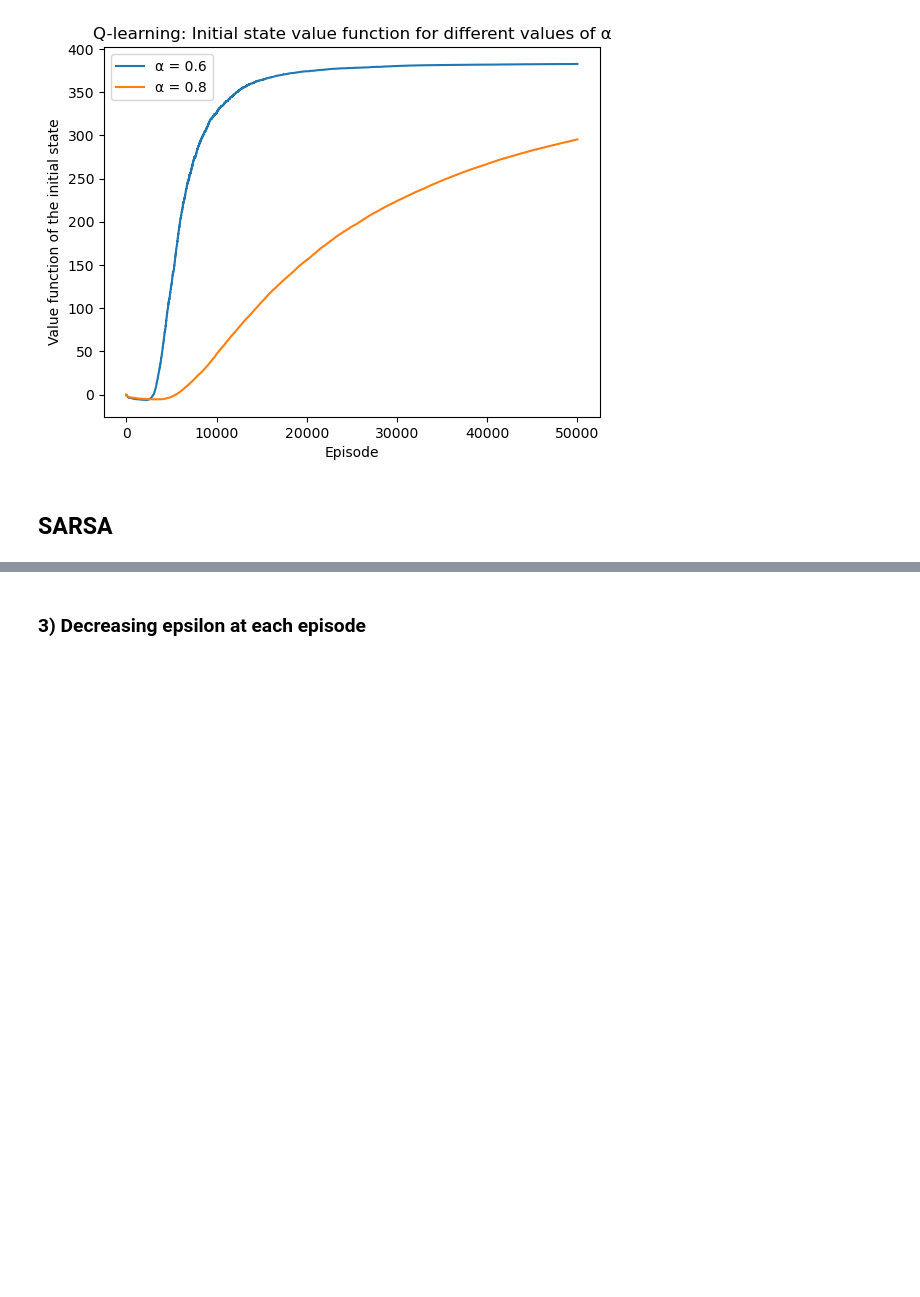
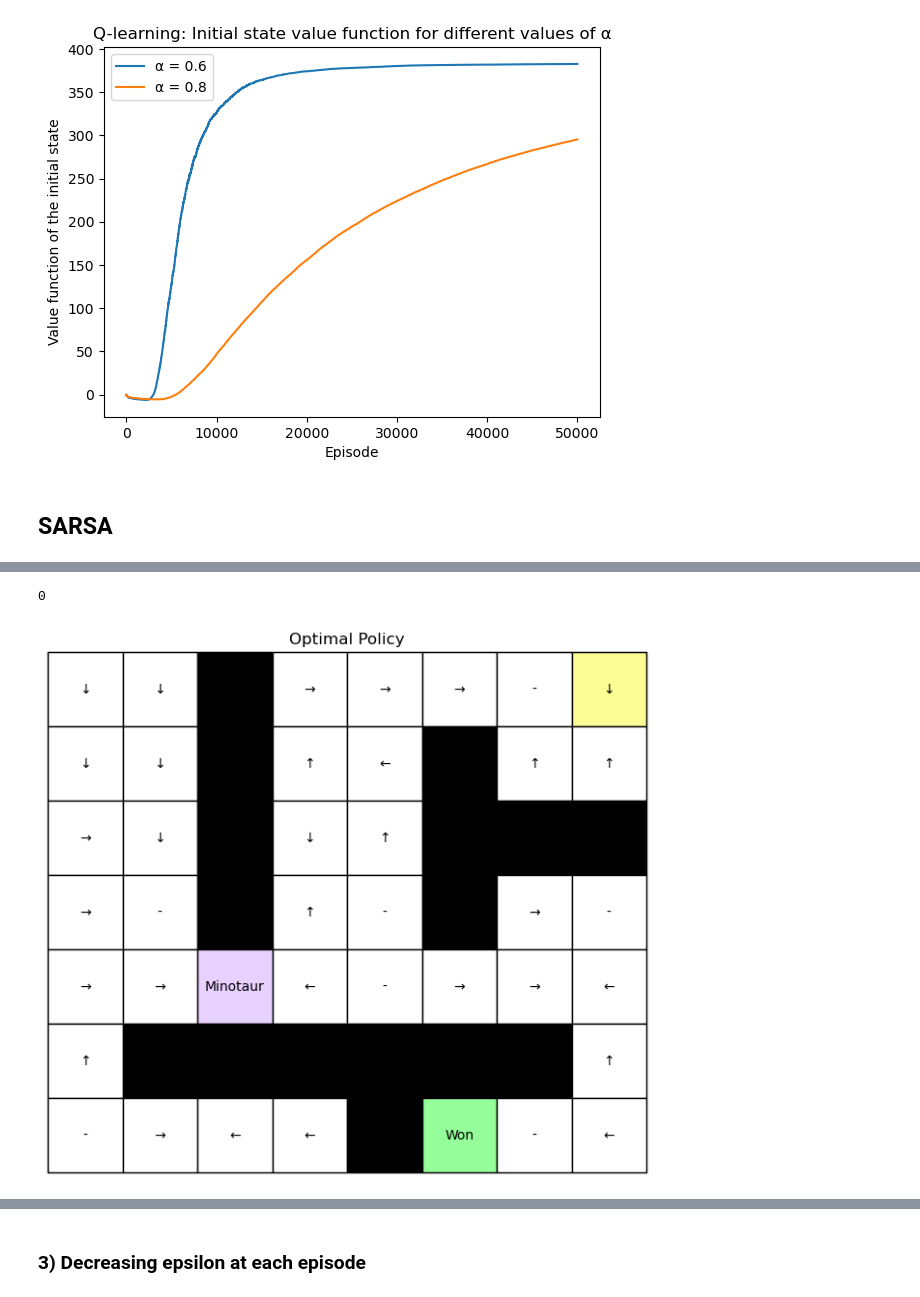
Before and after one commit to citrovin/reinforcement-learning, a Jupyter notebook: lab1/lab1.ipynb, the cells around one changed output, grey strips where cells are left out. Cells and saved outputs as stored; diff of their text form; code cells hidden in the pictures; blank space fills up the shorter version.

```diff
--- a/lab1/lab1.ipynb
+++ b/lab1/lab1.ipynb
@@ -352,3 +362,3 @@ mz.draw_rewards(env, minotaur, estimated_pi_sarsa, time= -1, key = True, key_val
 # %%
 epsilon = 0.1
-Q_sarsa_2, estimated_pi_sarsa_2, vf_initial_sarsa_2 = env.sarsa(start, minotaur_start, key_cell,  alpha_val, gamma, epsilon, episodes, True)
+Q_sarsa_2, estimated_pi_sarsa_2, vf_initial_sarsa_2 = env.sarsa(start, minotaur_start,  alpha_val, gamma, epsilon, episodes, True)
@@ -355,3 +383,9 @@ Q_sarsa_2, estimated_pi_sarsa_2, vf_initial_sarsa_2 = env.sarsa(start, minotaur_
+# %%
+minotaur = (4,2)
+mz.draw_policy(env, minotaur, estimated_pi_sarsa_2, time = -1, key =True, key_val = 0)
+# %% [output]
+0
+[figure, added]
 # %%
 # importing the required module
 import matplotlib.pyplot as plt
```
Also changed, not shown: parts of 35 cells of this notebook, 1 other file.
